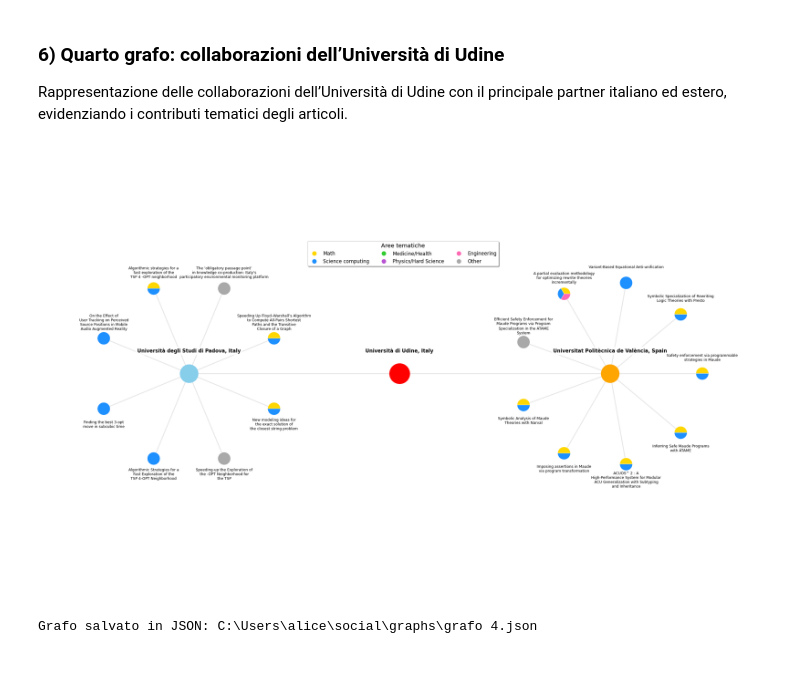
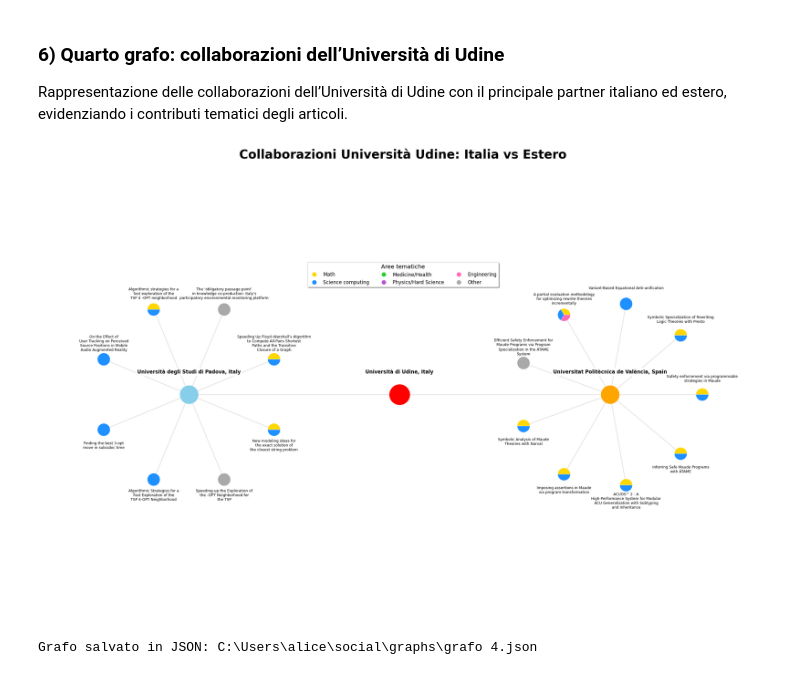
Before and after one commit to Aliceblandino/social, a Jupyter notebook: src/soccom.ipynb, the cells around one changed output. Drawn from its saved outputs; the diff is of its cells as text; code cells hidden in the pictures.

```diff
--- a/src/soccom.ipynb
+++ b/src/soccom.ipynb
@@ -949,7 +935,6 @@ Institute of AI for Health, Helmholtz Center Munich German Research Center for E
 ### 6) Quarto grafo: collaborazioni dell’Università di Udine
 Rappresentazione delle collaborazioni dell’Università di Udine con il principale partner italiano ed estero, evidenziando i contributi tematici degli articoli.
 # %%
-#TODO: title
 df_udine = df[df["Affiliations"].str.contains("Udine", case=False, na=False)].copy()
 italy_counter = Counter()
 foreign_counter = Counter()
@@ -976,7 +961,7 @@ uni_italy_clean = clean_uni_name(raw_italy)
 uni_foreign_clean = clean_uni_name(raw_foreign)
 udine_clean = "Università di Udine, Italy"
 
-# --- 2️CONFIGURAZIONE CATEGORIE ---
+#configurazione categorie
 categories_map = {
     "Math": ["math", "algebra", "logic", "discrete", "geometry", "analis", "matemat", "combinatorics", "graph theory", "set theory", "formal proofs", "optimization", "calculus", "numerical", "complexity"],
     "Science computing": ["computer", "algorithm", "informatic", "computing", "systems", "intelligence", "ai", "software", "data", "cyber", "heuristics", "ceur", "acm", "ieee", "machine learning", "deep learning", "neural net", "signal processing", "vision", "image", "cloud", "iot", "programming", "simulation"],
@@ -991,7 +976,6 @@ color_palette = {
 }
 
 # Set per tenere traccia delle categorie effettivamente usate
-
 def get_article_categories(row):
     full_text = " ".join([str(row.get("Title", "")), str(row.get("Author Keywords", "")), str(row.get("Index Keywords", ""))]).lower()
     found = [cat for cat, keywords in categories_map.items() if any(kw in full_text for kw in keywords)]
@@ -1003,13 +987,12 @@ def sanitize_title(title):
     for ch in ["$", "{", "}", "\\"]: title = title.replace(ch, "")
     title = title.replace("textsf", "").replace("mathbf", "")
     words = title.split()
-    # Aumentiamo leggermente il numero di parole per riga per allargare il blocco di testo
     if len(words) > 4:
         lines = [" ".join(words[i:i+4]) for i in range(0, len(words), 4)]
         title = "\n".join(lines)
     return title.strip()
 
-# --- COSTRUZIONE GRAFO ---
+#grafo
 G = nx.Graph()
 G.add_edge(udine_clean, uni_italy_clean)
 G.add_edge(udine_clean, uni_foreign_clean)
@@ -1032,25 +1015,25 @@ for _, row in df_udine.iterrows():
     elif has_it and has_fr:
         center.append(title); G.add_edge(uni_italy_clean, title); G.add_edge(uni_foreign_clean, title)
 
-# --- LAYOUT ---
+#layout
 pos = {udine_clean: (0, 0), uni_italy_clean: (-8, 0), uni_foreign_clean: (8, 0)}
 
 def arrange_full_circle(center_pos, items, radius):
     if not items: return
-    # Slittamento di 22.5 gradi per i numeri pari
-    start_offset = np.radians(22.5) if len(items) % 2 == 0 else 0
+    start_offset = np.radians(22.5) if len(items) % 2 == 0 else 0 # Slittamento di 22.5 gradi per i numeri pari
     angles = np.linspace(0, 2*np.pi, len(items), endpoint=False) + start_offset
     for i, t in enumerate(items):
         pos[t] = (center_pos[0] + radius * np.cos(angles[i]),
                   center_pos[1] + radius * np.sin(angles[i]))
 
-# Aumentato il raggio per dare più spazio ai testi larghi
+#risoluzione testo stretto
 arrange_full_circle(pos[uni_italy_clean], left, 3.5)
 arrange_full_circle(pos[uni_foreign_clean], right, 3.5)
 arrange_full_circle((0, -4.5), center, 2.5)
 
-# --- DISEGNO ---
+#creazione grafo
 plt.figure(figsize=(32, 20))
+plt.title("Collaborazioni Università Udine: Italia vs Estero", fontsize=30, fontweight='bold',y=1.02)
 ax = plt.gca()
 ax.set_aspect('equal', adjustable='datalim')
 
@@ -1071,46 +1054,45 @@ all_articles = left + right + center
 for node in all_articles:
     draw_pie_node(pos[node], article_data[node], radius=0.24)
 
-# Etichette Università
+#etichette università
 for n in [udine_clean, uni_italy_clean, uni_foreign_clean]:
     x, y = pos[n]
     plt.text(x, y + 0.8, s=n, fontsize=12, fontweight='bold', ha='center',
              bbox=dict(facecolor='white', alpha=0.8, edgecolor='none'))
 
-# Etichette Articoli
+#etichette articoli
 for art in all_articles:
     x, y = pos[art]
     if art in left: cp = pos[uni_italy_clean]
     elif art in right: cp = pos[uni_foreign_clean]
     else: cp = (0, -4.5)
 
     # Offset maggiore per evitare che il testo largo tocchi il nodo
     offset_y = 0.60 if y >= cp[1] else -0.60
     plt.text(x, y + offset_y, s=art, fontsize=9, ha="center", va="center",
              bbox=dict(facecolor='white', alpha=0.85, edgecolor='none', pad=0.3))
 
-# --- LEGENDA FILTRATA ---
-# Creiamo gli elementi solo per le aree che compaiono nel set used_categories
+#legenda
 legend_elements = [
     Line2D([0], [0], marker='o', color='w', label=k,
            markerfacecolor=v, markersize=12)
     for k, v in color_palette.items()
 ]
 
 plt.legend(handles=legend_elements,
            loc='upper center',
            bbox_to_anchor=(0.5, 0.80),
            title="Aree tematiche",
            fontsize=12,
            title_fontsize=14,
            ncol=3,
            frameon=True,
            shadow=True)
 
 plt.axis("off")
 plt.show()
 # %% [output]
-[figure, old version]
+[figure, new version]
 # %%
 
 #TODO: DA ELIMINARE
```
Also changed, not shown: parts of 11 cells of this notebook, 3 other files.
